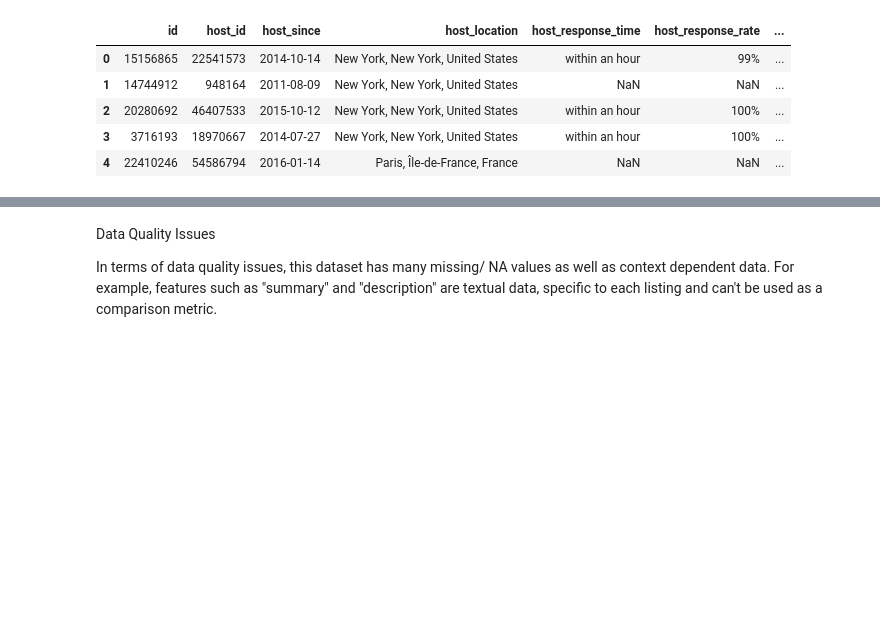
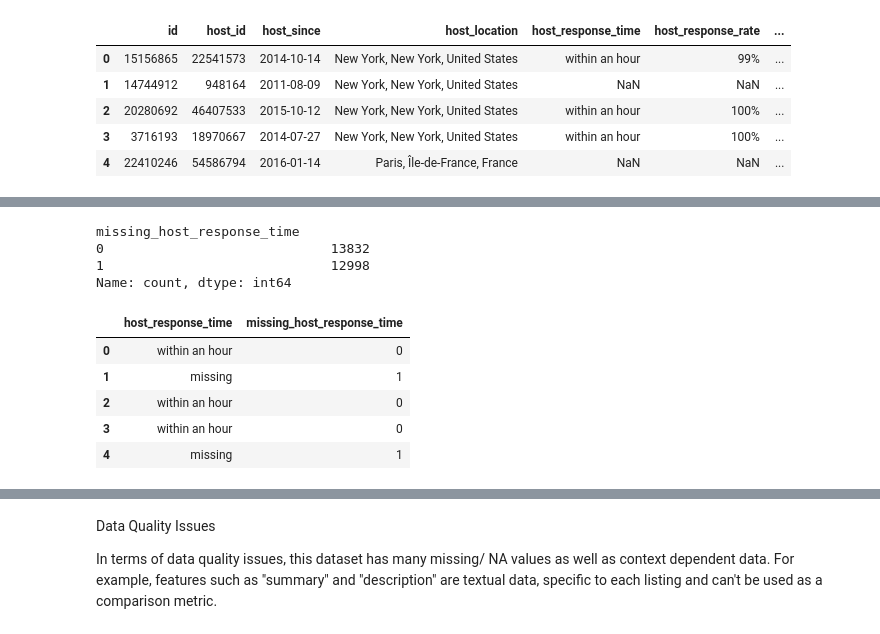
Before and after one commit to Willnguyen02/CS235F_HW2, a Jupyter notebook: CS235_HW2_Nguyen_William.ipynb, the cells around one changed output, grey strips where cells are left out. Saved outputs shown, nothing was run; the diff lists cells and outputs as text; code cells hidden in the pictures; blank space fills up the shorter version.

```diff
--- a/CS235_HW2_Nguyen_William.ipynb
+++ b/CS235_HW2_Nguyen_William.ipynb
@@ -140,3 +161,31 @@ trainDF.head()
+# %%
+# [host_response_time]
+
+# Created "missing_host_response_time" to account for missing host_response_rates values (1 for present, 0 for missing)
+trainDF["missing_host_response_time"] = trainDF["host_response_time"].isna().astype(int)
+display(trainDF[["missing_host_response_time"]].value_counts())
+
+# Add a "missing" cell for NA values in "host_response_time"
+trainDF["host_response_time"] = trainDF["host_response_time"].fillna("missing")
+
+# Encoded values using Ordinal encoder
+oe = OrdinalEncoder()
+categories = [["missing", "within an hour", "within a few hours", "within a day", "within a few days or more"]]
+oe.fit(categories)
+oe.fit_transform(trainDF[["host_response_time"]])
+
+display(trainDF[["host_response_time", "missing_host_response_time"]].head())
+# %% [output]
+missing_host_response_time
+0                             13832
+1                             12998
+Name: count, dtype: int64
+|  | host_response_time | missing_host_response_time |
+| 0 | within an hour | 0 |
+| 1 | missing | 1 |
+| 2 | within an hour | 0 |
+| 3 | within an hour | 0 |
+| 4 | missing | 1 |
 # %%
 ((trainDF.isna().sum()/ len(trainDF)) * 100).round(2)
 # %% [output]
```
Also changed, not shown: parts of 12 cells of this notebook.
